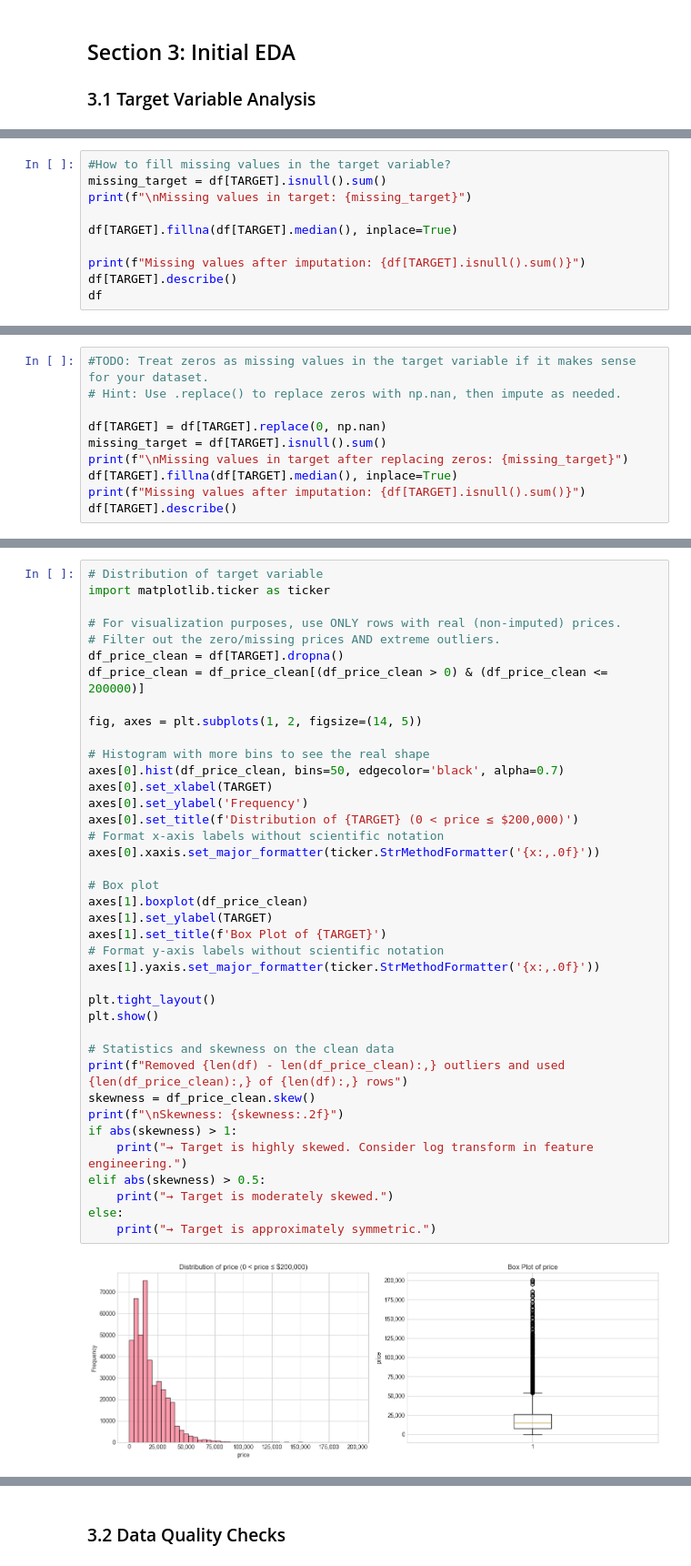
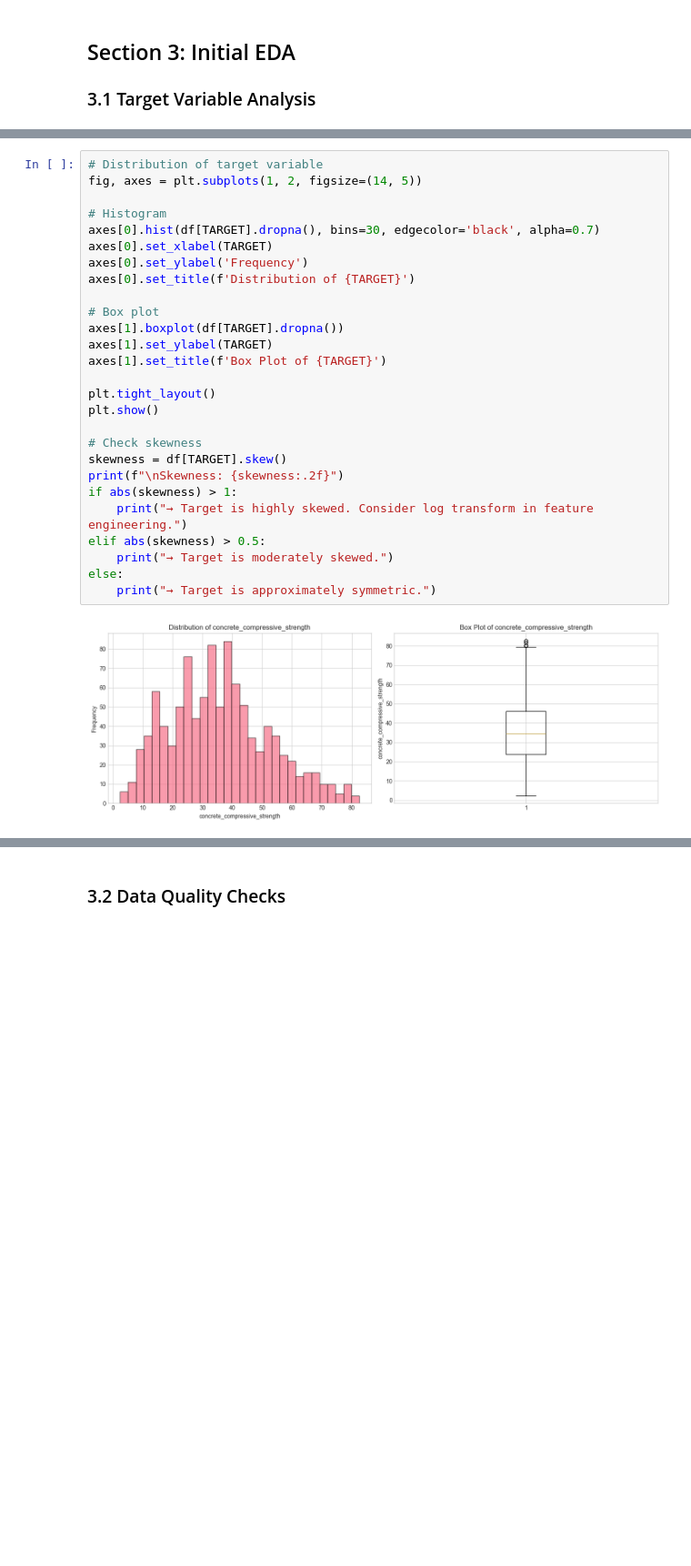
Before and after one commit to kalpanaselva495/individual-capstone-kalpanaselva495, a Jupyter notebook: notebooks/01_problem_statement_and_eda.ipynb, the cells around one changed output, grey strips where cells are left out. Shown at 91% size. Drawn from its saved outputs; the diff is of its cells as text; blank space fills up the shorter version.

Commit message:
Initial code changes using "Concrete Compressive Strength Data Set" without "Written Reflections Updated"

```diff
--- a/notebooks/01_problem_statement_and_eda.ipynb
+++ b/notebooks/01_problem_statement_and_eda.ipynb
@@ -280,10 +249,0 @@ Name: price, dtype: Float64
-# %%
-#How to fill missing values in the target variable?
-missing_target = df[TARGET].isnull().sum()
-print(f"\nMissing values in target: {missing_target}")
-
-df[TARGET].fillna(df[TARGET].median(), inplace=True)
-
-print(f"Missing values after imputation: {df[TARGET].isnull().sum()}")
-df[TARGET].describe()
-df
@@ -306,10 +249,0 @@ Missing values after imputation: 0
-# %%
-#TODO: Treat zeros as missing values in the target variable if it makes sense for your dataset.
-# Hint: Use .replace() to replace zeros with np.nan, then impute as needed.
-
-df[TARGET] = df[TARGET].replace(0, np.nan)
-missing_target = df[TARGET].isnull().sum()
-print(f"\nMissing values in target after replacing zeros: {missing_target}")
-df[TARGET].fillna(df[TARGET].median(), inplace=True)
-print(f"Missing values after imputation: {df[TARGET].isnull().sum()}")
-df[TARGET].describe()
@@ -328,41 +250,29 @@ Name: price, dtype: Float64
 # %%
 # Distribution of target variable
-import matplotlib.ticker as ticker
-
-# For visualization purposes, use ONLY rows with real (non-imputed) prices.
-# Filter out the zero/missing prices AND extreme outliers.
-df_price_clean = df[TARGET].dropna()
-df_price_clean = df_price_clean[(df_price_clean > 0) & (df_price_clean <= 200000)]
-
 fig, axes = plt.subplots(1, 2, figsize=(14, 5))
 
-# Histogram with more bins to see the real shape
-axes[0].hist(df_price_clean, bins=50, edgecolor='black', alpha=0.7)
+# Histogram
+axes[0].hist(df[TARGET].dropna(), bins=30, edgecolor='black', alpha=0.7)
 axes[0].set_xlabel(TARGET)
 axes[0].set_ylabel('Frequency')
-axes[0].set_title(f'Distribution of {TARGET} (0 < price ≤ $200,000)')
-# Format x-axis labels without scientific notation
-axes[0].xaxis.set_major_formatter(ticker.StrMethodFormatter('{x:,.0f}'))
+axes[0].set_title(f'Distribution of {TARGET}')
 
 # Box plot
-axes[1].boxplot(df_price_clean)
+axes[1].boxplot(df[TARGET].dropna())
 axes[1].set_ylabel(TARGET)
 axes[1].set_title(f'Box Plot of {TARGET}')
-# Format y-axis labels without scientific notation
-axes[1].yaxis.set_major_formatter(ticker.StrMethodFormatter('{x:,.0f}'))
 
 plt.tight_layout()
 plt.show()
 
-# Statistics and skewness on the clean data
-print(f"Removed {len(df) - len(df_price_clean):,} outliers and used {len(df_price_clean):,} of {len(df):,} rows")
-skewness = df_price_clean.skew()
+# Check skewness
+skewness = df[TARGET].skew()
 print(f"\nSkewness: {skewness:.2f}")
 if abs(skewness) > 1:
     print("→ Target is highly skewed. Consider log transform in feature engineering.")
 elif abs(skewness) > 0.5:
     print("→ Target is moderately skewed.")
 else:
     print("→ Target is approximately symmetric.")
 # %% [output]
-[figure, old version]
+[figure, new version]
```
Also changed, not shown: parts of 45 cells of this notebook.
